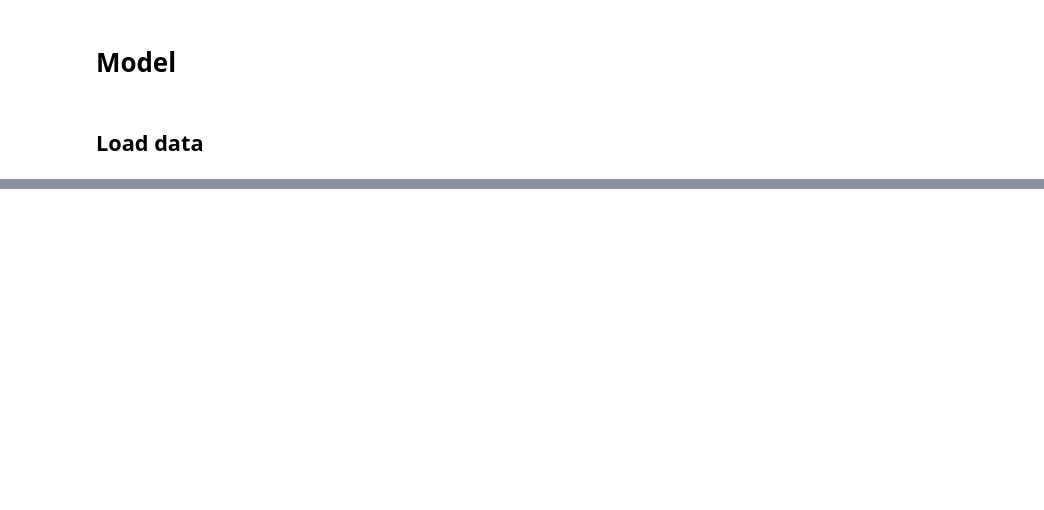
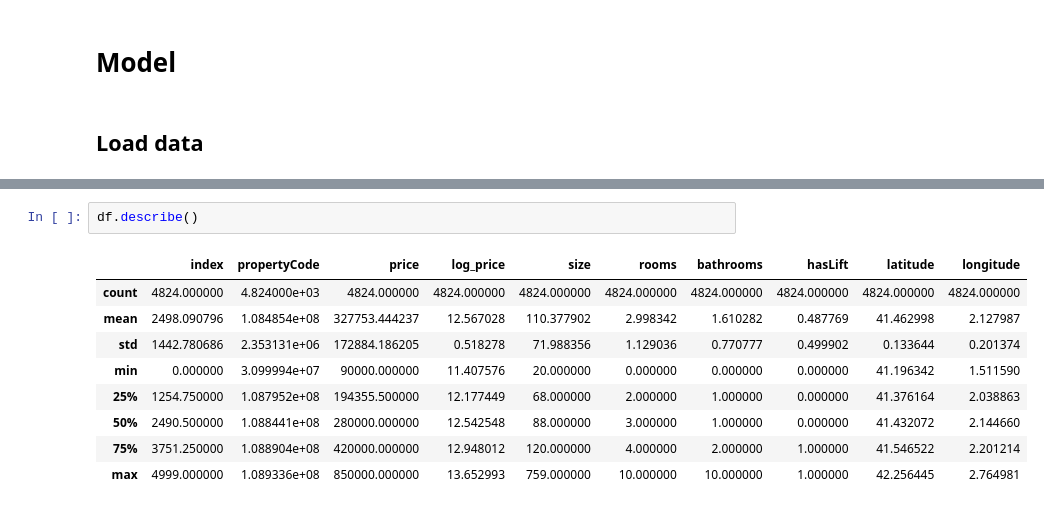
Before and after one commit to nicolasdl97/Project_1, a Jupyter notebook: Notebook/Model.ipynb, the cells around one changed output, grey strips where cells are left out. Drawn from its saved outputs; the diff is of its cells as text; blank space fills up the shorter version.

```diff
--- a/Notebook/Model.ipynb
+++ b/Notebook/Model.ipynb
@@ -60,0 +39,12 @@ Length: 13, dtype: geometry
+# %%
+df.describe()
+# %% [output]
+|  | index | propertyCode | price | log_price | size | rooms | bathrooms | hasLift | latitude | longitude |
+| count | 4824.000000 | 4.824000e+03 | 4824.000000 | 4824.000000 | 4824.000000 | 4824.000000 | 4824.000000 | 4824.000000 | 4824.000000 | 4824.000000 |
+| mean | 2498.090796 | 1.084854e+08 | 327753.444237 | 12.567028 | 110.377902 | 2.998342 | 1.610282 | 0.487769 | 41.462998 | 2.127987 |
+| std | 1442.780686 | 2.353131e+06 | 172884.186205 | 0.518278 | 71.988356 | 1.129036 | 0.770777 | 0.499902 | 0.133644 | 0.201374 |
+| min | 0.000000 | 3.099994e+07 | 90000.000000 | 11.407576 | 20.000000 | 0.000000 | 0.000000 | 0.000000 | 41.196342 | 1.511590 |
+| 25% | 1254.750000 | 1.087952e+08 | 194355.500000 | 12.177449 | 68.000000 | 2.000000 | 1.000000 | 0.000000 | 41.376164 | 2.038863 |
+| 50% | 2490.500000 | 1.088441e+08 | 280000.000000 | 12.542548 | 88.000000 | 3.000000 | 1.000000 | 0.000000 | 41.432072 | 2.144660 |
+| 75% | 3751.250000 | 1.088904e+08 | 420000.000000 | 12.948012 | 120.000000 | 4.000000 | 2.000000 | 1.000000 | 41.546522 | 2.201214 |
+| max | 4999.000000 | 1.089336e+08 | 850000.000000 | 13.652993 | 759.000000 | 10.000000 | 10.000000 | 1.000000 | 42.256445 | 2.764981 |
```
Also changed, not shown: parts of 7 cells of this notebook.
